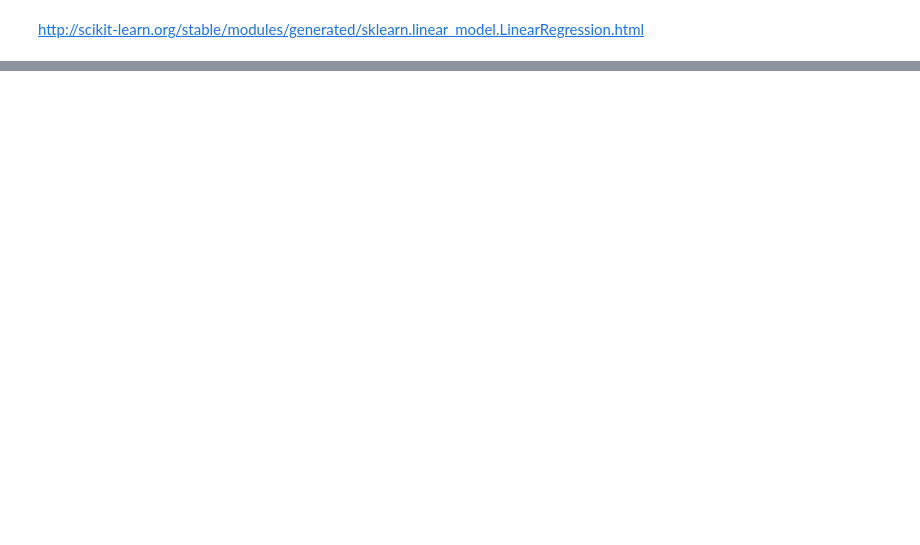
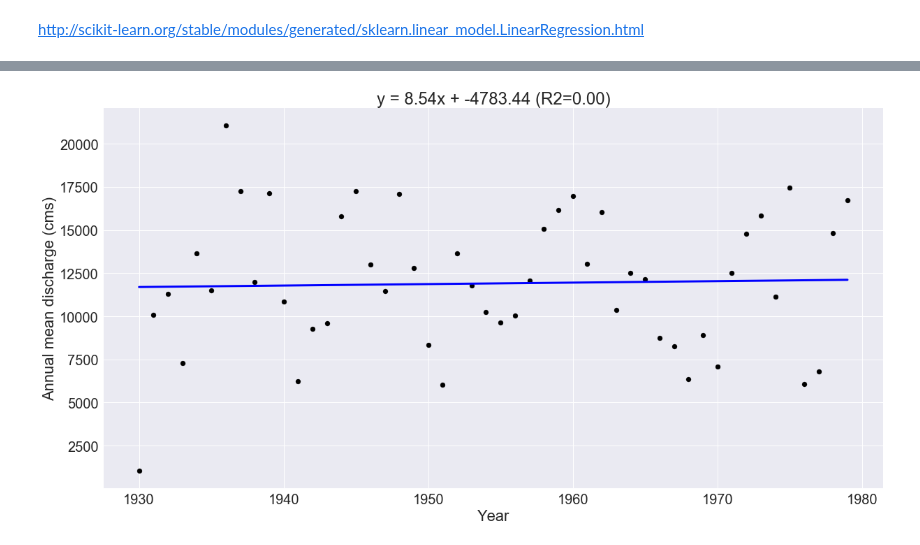
Before and after one commit to johnpfay/Water-Data-Bootcamp, a Jupyter notebook: 1_StreamFlow/Python/05-Trends-Over-Time.ipynb, the cells around one changed output, grey strips where cells are left out. Cells and saved outputs as stored; diff of their text form; code cells hidden in the pictures; blank space fills up the shorter version.

```diff
--- a/1_StreamFlow/Python/05-Trends-Over-Time.ipynb
+++ b/1_StreamFlow/Python/05-Trends-Over-Time.ipynb
@@ -91,0 +107,40 @@ ax;
+# %%
+#All steps for data < 1980
+
+#Create a filter
+dfFiltered = dfYearly[dfYearly['year'] < 1980]
+
+#Extract the x and y values we want to model
+x = dfFiltered['year']
+y = dfFiltered['MeanFlow_cms']
+
+#Add a new dimension to the x and y arrays (req'd by sklearn)
+x = x.values.reshape(-1,1)
+y = y.values.reshape(-1,1)
+
+#Create the Linear Regression model object
+LinReg = linear_model.LinearRegression(normalize=True)
+
+#Fit the data to the model
+LinReg.fit(x,y)
+
+#Get the results
+r2 = LinReg.score(x,y)
+slope = LinReg.coef_[0][0]
+intercept = LinReg.intercept_[0]
+
+#Construct the formula and show
+formula = 'y = {0:0.2f}x + {1:0.2f} (R2={2:0.2f})'.format(slope,intercept,r2)
+
+
+fig,ax = plt.subplots()
+
+ax.scatter(x, y,  color='black')
+ax.plot(x, LinReg.predict(x), color='blue', linewidth=3)
+ax.set_xlabel("Year")
+ax.set_ylabel("Annual mean discharge (cms)")
+ax.set_title(formula)
+
+ax;
+# %% [output]
+[figure, added]
```
Also changed, not shown: parts of 4 cells of this notebook.
